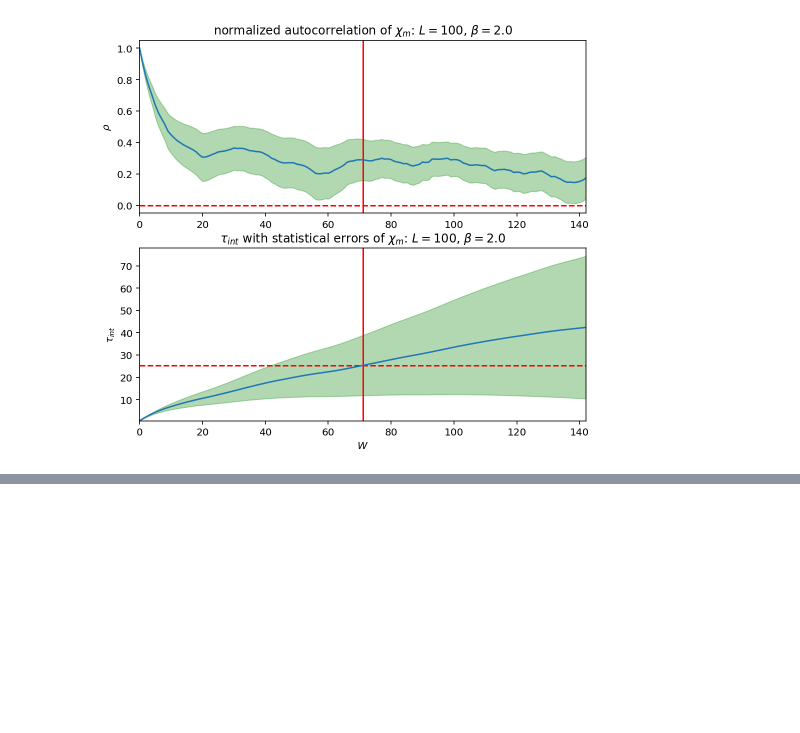
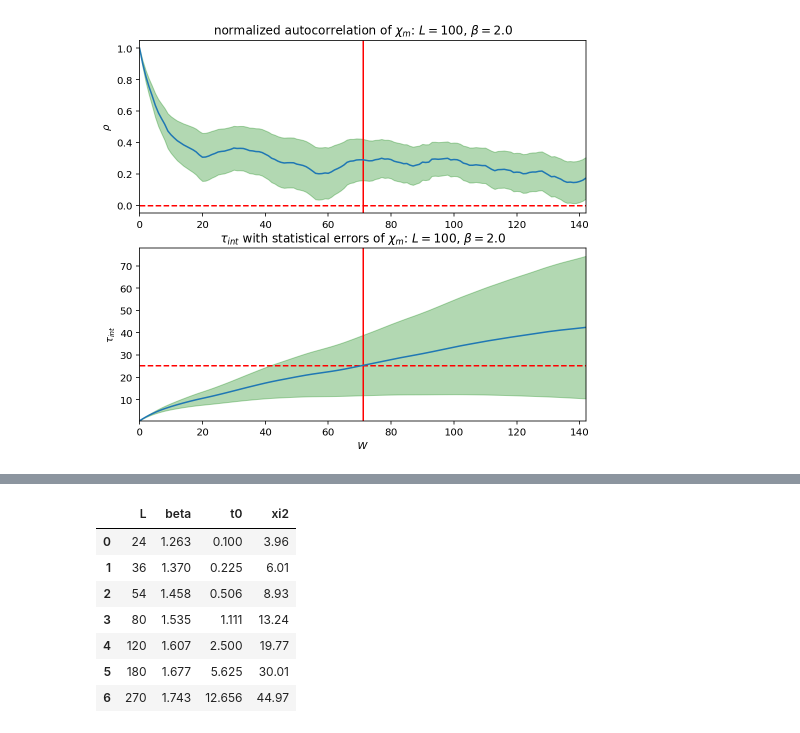
Before and after one commit to stuartthomas25/honors-thesis, a Jupyter notebook: code/gradient_flow.ipynb, the cells around one changed output, grey strips where cells are left out. Cells and saved outputs as stored; diff of their text form; code cells hidden in the pictures; blank space fills up the shorter version.

```diff
--- a/code/gradient_flow.ipynb
+++ b/code/gradient_flow.ipynb
@@ -79,2 +84,9 @@ def print_stats():
+# %%
+bietenholz_params = pd.DataFrame(data = {
+    'L' : [24, 36, 54, 80, 120, 180, 270, 404],
+    'beta' : [1.263, 1.370, 1.458, 1.535, 1.607, 1.677, 1.743, 1.807],
+    't0' : [0.1, 0.225, 0.506, 1.111, 2.5, 5.625, 12.656, 28.336],
+    'xi2': [3.96, 6.01, 8.93, 13.24, 19.77, 30.01, 44.97, 67.66]
+})
 # %%
 cores = 1
@@ -335,0 +443,11 @@ Text(0.5, 0, '$\\theta$')
+# %%
+bietenholz_params
+# %% [output]
+|  | L | beta | t0 | xi2 |
+| 0 | 24 | 1.263 | 0.100 | 3.96 |
+| 1 | 36 | 1.370 | 0.225 | 6.01 |
+| 2 | 54 | 1.458 | 0.506 | 8.93 |
+| 3 | 80 | 1.535 | 1.111 | 13.24 |
+| 4 | 120 | 1.607 | 2.500 | 19.77 |
+| 5 | 180 | 1.677 | 5.625 | 30.01 |
+| 6 | 270 | 1.743 | 12.656 | 44.97 |
```
Also changed, not shown: parts of 16 cells of this notebook, 10 other files.
